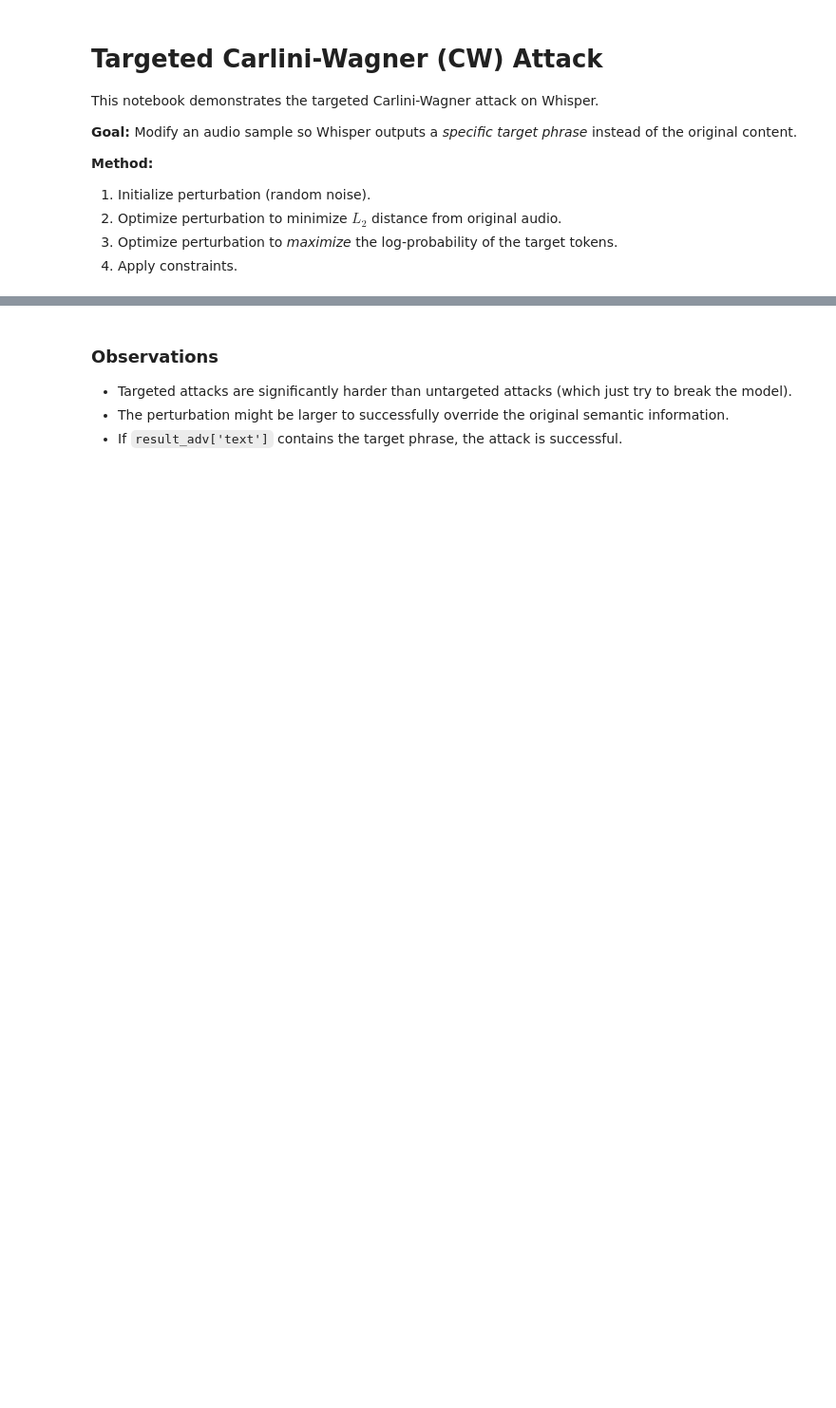
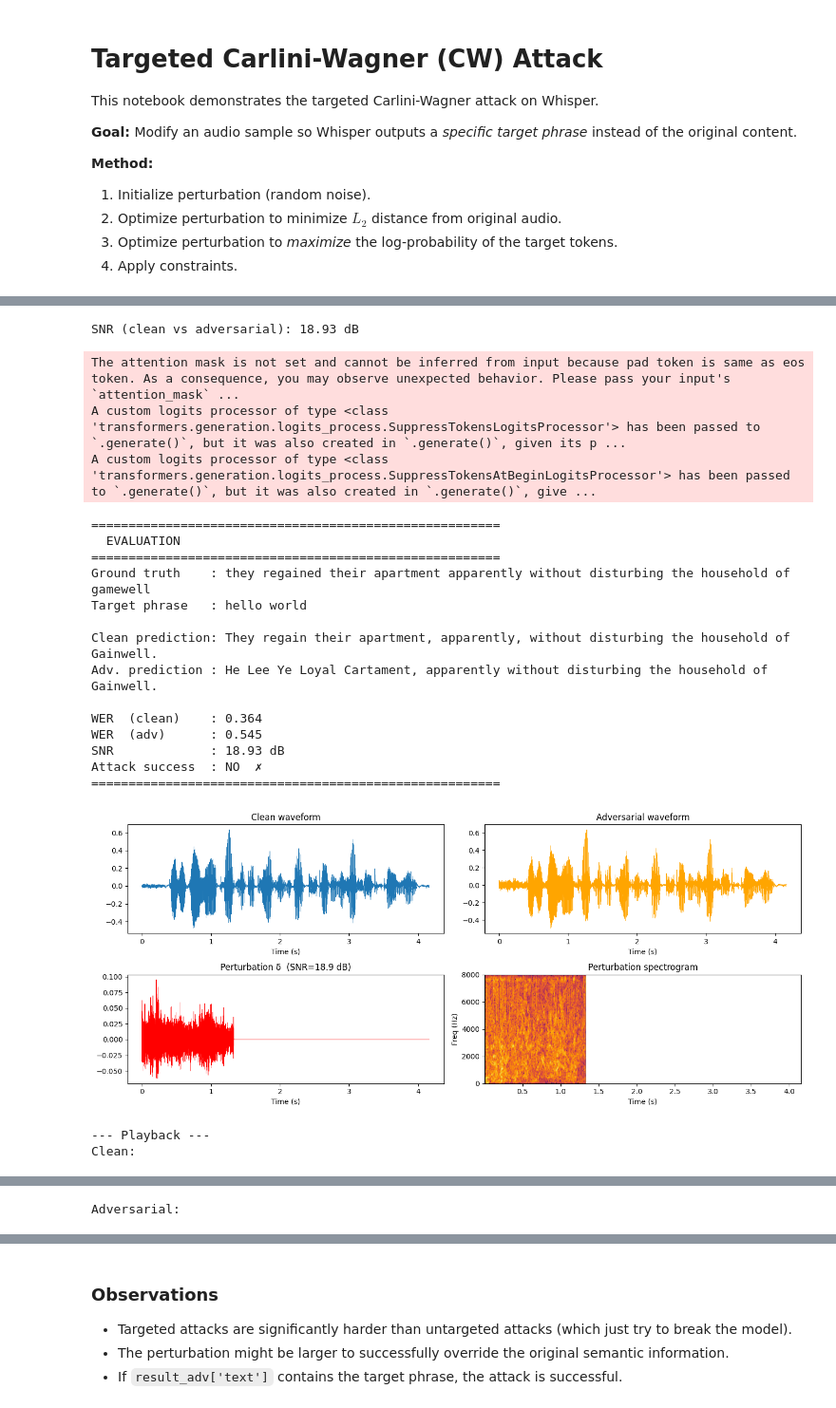
Before and after one commit to victorhg/aai-590-capstone, a Jupyter notebook: notebooks/05_targeted_attack.ipynb, the cells around one changed output, grey strips where cells are left out. Shown at 95% size. Saved outputs shown, nothing was run; the diff lists cells and outputs as text; code cells hidden in the pictures; blank space fills up the shorter version.

```diff
--- a/notebooks/05_targeted_attack.ipynb
+++ b/notebooks/05_targeted_attack.ipynb
@@ -70,0 +47,7 @@ display(Audio(clean_audio.numpy(), rate=16000))
+# %%
+
+model_name = "small"
+
+audio_ds = data_loader.load_dataset()
+model = WhisperASRWithAttack(device=device)
+print(f"Loaded {len(audio_ds)} samples")
@@ -70,0 +76,7 @@ display(Audio(clean_audio.numpy(), rate=16000))
+# %%
+audio_path = audio_ds[0]
+ground_truth = get_ground_truth(Path(audio_path))
+print(f"Ground Truth Transcription: {ground_truth}")
+clean_audio, audio_tensor = data_loader.load_audio_tensor(audio_path)
+print(f"Sample Rate: {data_loader.TARGET_SAMPLE_RATE} Hz, Audio Shape: {clean_audio.shape}")
+display(Audio(audio_tensor, rate=data_loader.TARGET_SAMPLE_RATE))
@@ -74,21 +90,13 @@ target_phrase = "hello world"
 print(f"Target phrase : {target_phrase}")
 
 # Instantiate CW attack
-cw_attack = CWAuditoryAttack(
+cw_attack = attacks.CWAuditoryAttack(
     whisper_model=model,
     device=device,
     learning_rate=0.01,
     c=1.0,
-    steps=50,
+    steps=100,
 )
 
 # Run attack — returns 1-D adversarial tensor on CPU
-adv_audio = cw_attack.attack(clean_audio, target_phrase)
-
-# Save both versions for playback / evaluation
-sf.write("targeted_attack_clean.wav", clean_audio.numpy(), samplerate=16000)
-sf.write("targeted_attack_adv.wav",   adv_audio.numpy(),   samplerate=16000)
-
-snr = compute_snr(clean_audio.numpy(), adv_audio.numpy())
-print(f"\nSNR (clean vs adversarial): {snr:.2f} dB")
-print("Files saved.")
+adv_audio = cw_attack.attack(audio_tensor, target_phrase)
@@ -95,10 +117,22 @@ print("Files saved.")
+# %%
+
+# Save both versions for playback / evaluation
+#sf.write("targeted_attack_clean.wav", clean_audio, samplerate=16000)
+#sf.write("targeted_attack_adv.wav",   adv_audio.numpy(),   samplerate=16000)
+
+snr = attacks.compute_snr(clean_audio, adv_audio.numpy())
+print(f"\nSNR (clean vs adversarial): {snr:.2f} dB")
+# %% [output]
+SNR (clean vs adversarial): 18.93 dB
 # %%
 # Evaluate Results
+
+
 print("=" * 55)
 print("  EVALUATION")
 print("=" * 55)
 
-pred_clean = model.transcribe(clean_audio)
+pred_clean = model.transcribe(audio_tensor)
 pred_adv   = model.transcribe(adv_audio)
 
 wer_clean = jiwer.wer(ground_truth, pred_clean.lower())
@@ -117,34 +151,55 @@ print(f"WER  (adv)      : {wer_adv:.3f}")
 print(f"SNR             : {snr:.2f} dB")
 print(f"Attack success  : {'YES ✓' if attack_success else 'NO  ✗'}")
 print("=" * 55)
 
 # --- Waveform & spectrogram comparison ---
 fig, axes = plt.subplots(2, 2, figsize=(14, 6))
-t = np.linspace(0, len(clean_audio) / 16000, len(clean_audio))
+t = np.linspace(0, len(audio_tensor) / 16000, len(audio_tensor))
 
-axes[0, 0].plot(t, clean_audio.numpy(), linewidth=0.4)
+axes[0, 0].plot(t, audio_tensor.numpy(), linewidth=0.4)
 axes[0, 0].set_title("Clean waveform")
 axes[0, 0].set_xlabel("Time (s)")
 
 axes[0, 1].plot(t[:len(adv_audio)], adv_audio.numpy(), linewidth=0.4, color="orange")
 axes[0, 1].set_title("Adversarial waveform")
 axes[0, 1].set_xlabel("Time (s)")
 
-delta_np = (adv_audio - clean_audio[:len(adv_audio)]).numpy()
+delta_np = (adv_audio - audio_tensor[:len(adv_audio)]).numpy()
 axes[1, 0].plot(t[:len(delta_np)], delta_np, linewidth=0.4, color="red")
 axes[1, 0].set_title(f"Perturbation δ  (SNR={snr:.1f} dB)")
 axes[1, 0].set_xlabel("Time (s)")
 
 axes[1, 1].specgram(delta_np, Fs=16000, cmap="inferno")
 axes[1, 1].set_title("Perturbation spectrogram")
 axes[1, 1].set_xlabel("Time (s)")
 axes[1, 1].set_ylabel("Freq (Hz)")
 
 plt.tight_layout()
 plt.show()
 
 print("\n--- Playback ---")
 print("Clean:")
-display(Audio(clean_audio.numpy(), rate=16000))
+display(Audio(audio_tensor.numpy(), rate=16000))
 print("Adversarial:")
 display(Audio(adv_audio.numpy(), rate=16000))
+# %% [output]
+The attention mask is not set and cannot be inferred from input because pad token is same as eos token. As a consequence, you may observe unexpected behavior. Please pass your input's `attention_mask` ...
+A custom logits processor of type <class 'transformers.generation.logits_process.SuppressTokensLogitsProcessor'> has been passed to `.generate()`, but it was also created in `.generate()`, given its p ...
+A custom logits processor of type <class 'transformers.generation.logits_process.SuppressTokensAtBeginLogitsProcessor'> has been passed to `.generate()`, but it was also created in `.generate()`, give ...
+=======================================================
+  EVALUATION
+=======================================================
+Ground truth    : they regained their apartment apparently without disturbing the household of gamewell
+Target phrase   : hello world
+
+Clean prediction: They regain their apartment, apparently, without disturbing the household of Gainwell.
+Adv. prediction : He Lee Ye Loyal Cartament, apparently without disturbing the household of Gainwell.
+
+WER  (clean)    : 0.364
+WER  (adv)      : 0.545
+SNR             : 18.93 dB
+Attack success  : NO  ✗
+=======================================================
+[figure, added]
+--- Playback ---
+Clean:
@@ -150,0 +207 @@ display(Audio(adv_audio.numpy(), rate=16000))
+Adversarial:
```
Also changed, not shown: parts of 9 cells of this notebook, 2 other files.
